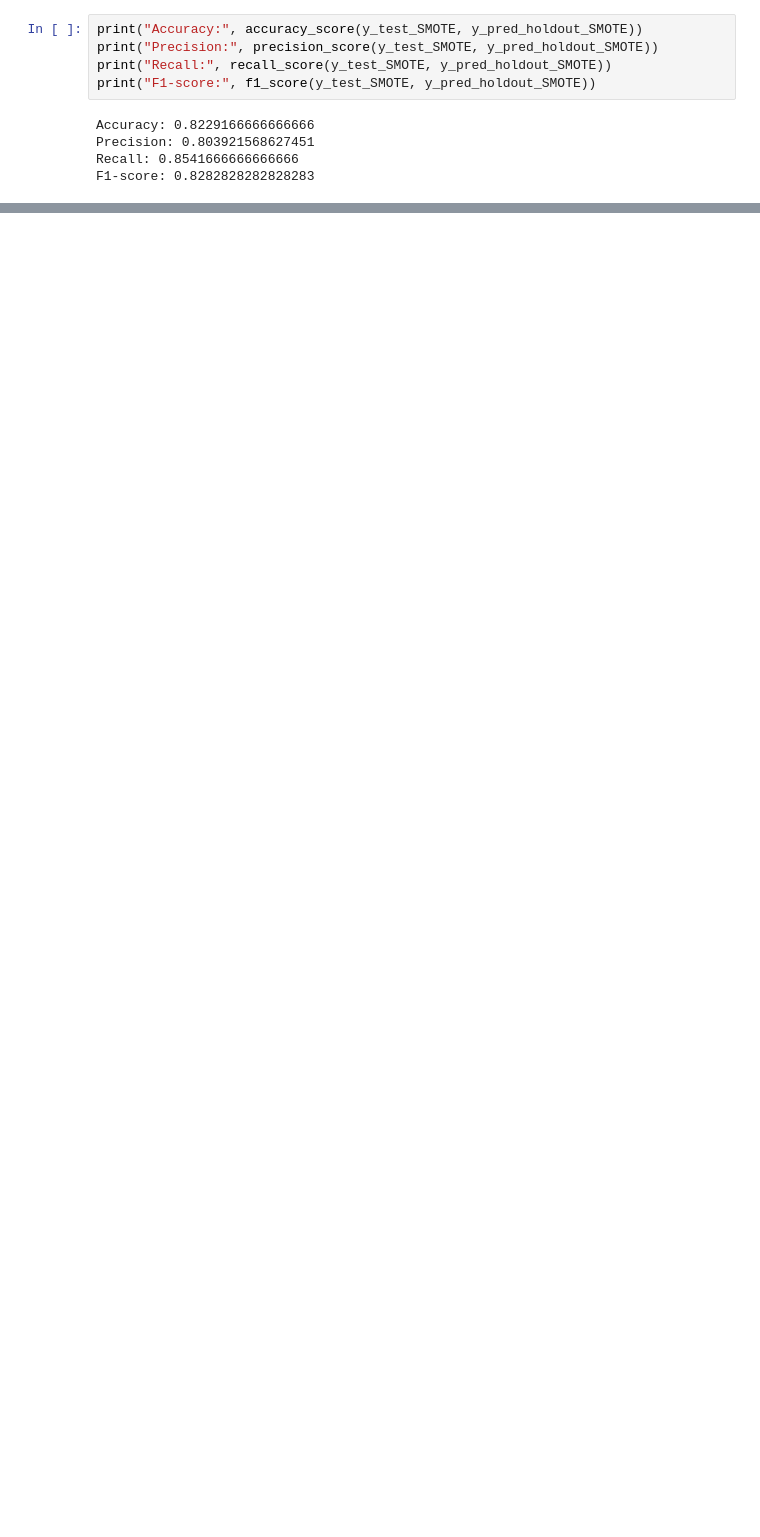
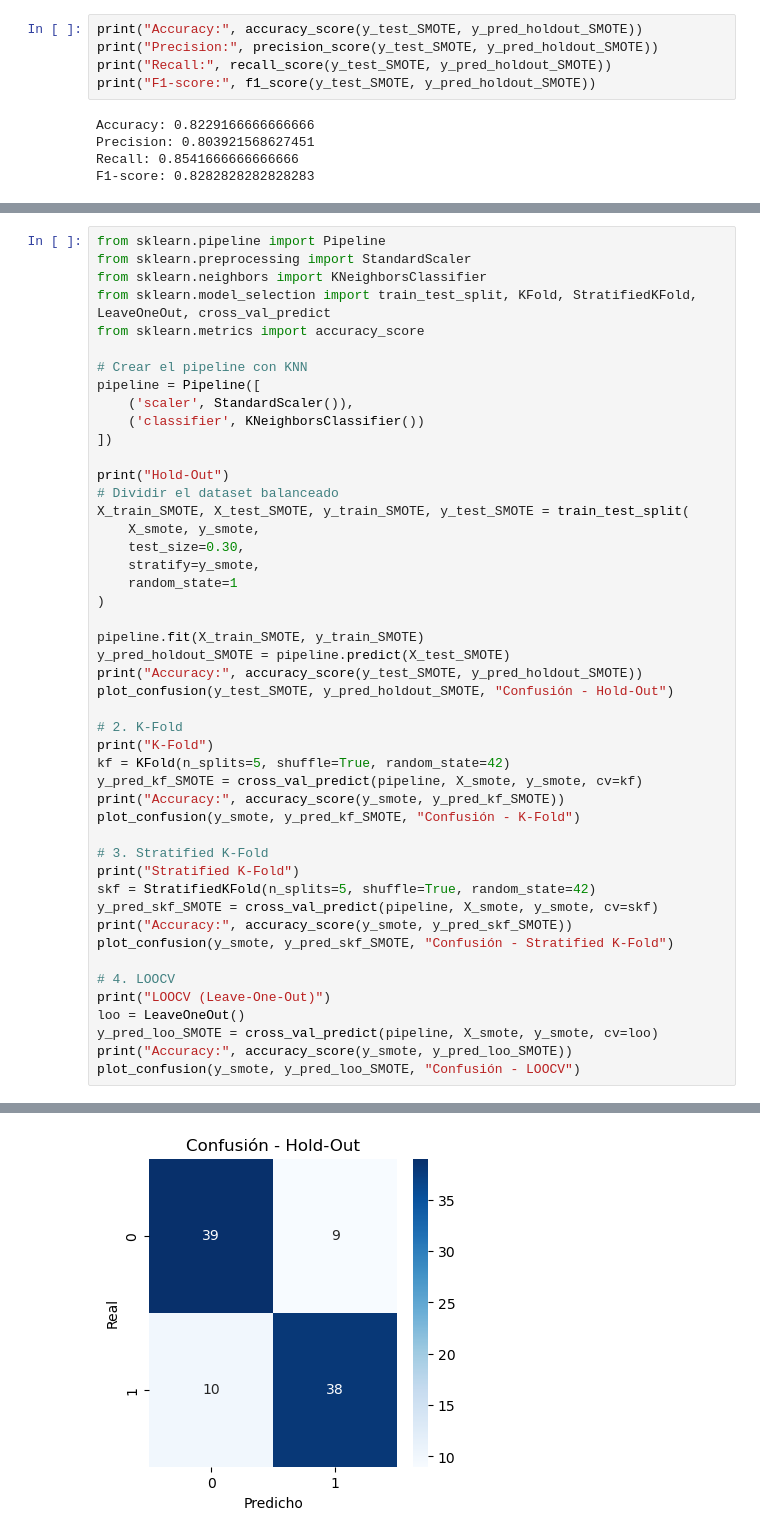
Before and after one commit to sebas3261/FinalAnalitica, a Jupyter notebook: Proyecto final.ipynb, the cells around one changed output, grey strips where cells are left out. Drawn from its saved outputs; the diff is of its cells as text; blank space fills up the shorter version.

Commit message:
cambio smote

```diff
--- a/Proyecto final.ipynb
+++ b/Proyecto final.ipynb
@@ -611,0 +620,48 @@ plt.show()
+# %%
+from sklearn.pipeline import Pipeline
+from sklearn.preprocessing import StandardScaler
+from sklearn.neighbors import KNeighborsClassifier
+from sklearn.model_selection import train_test_split, KFold, StratifiedKFold, LeaveOneOut, cross_val_predict
+from sklearn.metrics import accuracy_score
+
+# Crear el pipeline con KNN
+pipeline = Pipeline([
+    ('scaler', StandardScaler()),
+    ('classifier', KNeighborsClassifier())
+])
+
+print("Hold-Out")
+# Dividir el dataset balanceado
+X_train_SMOTE, X_test_SMOTE, y_train_SMOTE, y_test_SMOTE = train_test_split(
+    X_smote, y_smote,
+    test_size=0.30,
+    stratify=y_smote,
+    random_state=1
+)
+
+pipeline.fit(X_train_SMOTE, y_train_SMOTE)
+y_pred_holdout_SMOTE = pipeline.predict(X_test_SMOTE)
+print("Accuracy:", accuracy_score(y_test_SMOTE, y_pred_holdout_SMOTE))
+plot_confusion(y_test_SMOTE, y_pred_holdout_SMOTE, "Confusión - Hold-Out")
+
+# 2. K-Fold
+print("K-Fold")
+kf = KFold(n_splits=5, shuffle=True, random_state=42)
+y_pred_kf_SMOTE = cross_val_predict(pipeline, X_smote, y_smote, cv=kf)
+print("Accuracy:", accuracy_score(y_smote, y_pred_kf_SMOTE))
+plot_confusion(y_smote, y_pred_kf_SMOTE, "Confusión - K-Fold")
+
+# 3. Stratified K-Fold
+print("Stratified K-Fold")
+skf = StratifiedKFold(n_splits=5, shuffle=True, random_state=42)
+y_pred_skf_SMOTE = cross_val_predict(pipeline, X_smote, y_smote, cv=skf)
+print("Accuracy:", accuracy_score(y_smote, y_pred_skf_SMOTE))
+plot_confusion(y_smote, y_pred_skf_SMOTE, "Confusión - Stratified K-Fold")
+
+# 4. LOOCV
+print("LOOCV (Leave-One-Out)")
+loo = LeaveOneOut()
+y_pred_loo_SMOTE = cross_val_predict(pipeline, X_smote, y_smote, cv=loo)
+print("Accuracy:", accuracy_score(y_smote, y_pred_loo_SMOTE))
+plot_confusion(y_smote, y_pred_loo_SMOTE, "Confusión - LOOCV")
+# %% [output]
@@ -611,0 +670 @@ plt.show()
+[figure, added]
```
Also changed, not shown: parts of 34 cells of this notebook.
